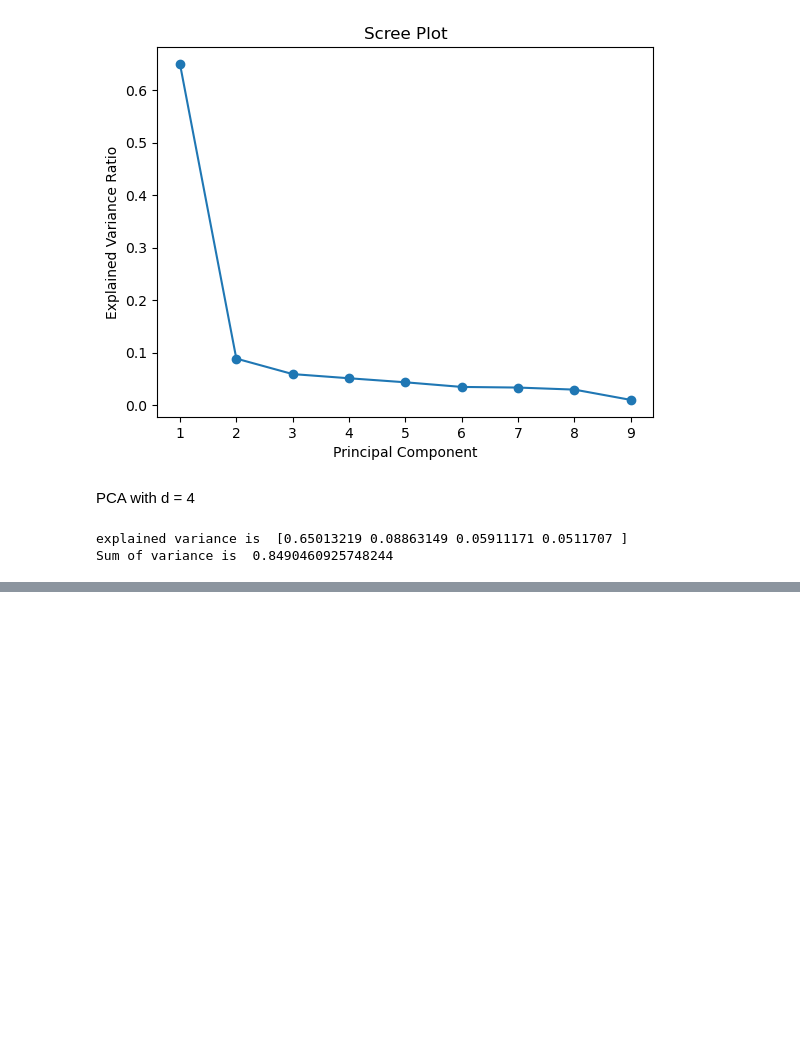
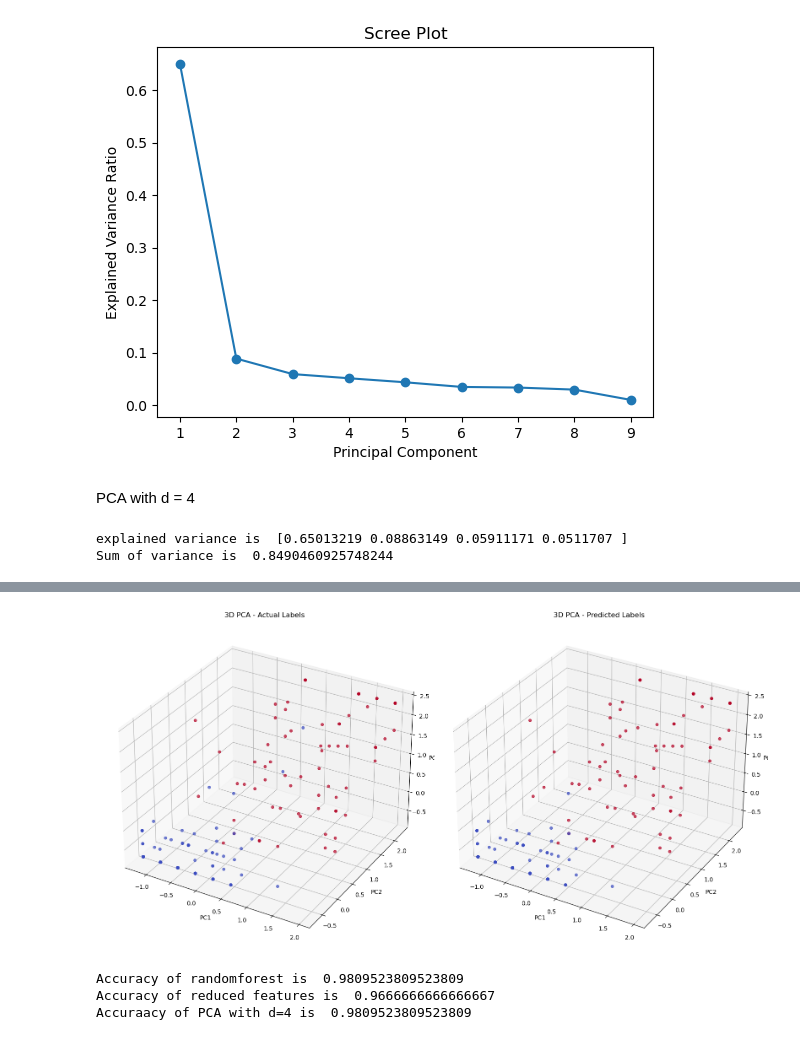
Before and after one commit to Parth6120/Breastcancer_PCA, a Jupyter notebook: lab1.ipynb, the cells around one changed output, grey strips where cells are left out. Cells and saved outputs as stored; diff of their text form; code cells hidden in the pictures; blank space fills up the shorter version.

```diff
--- a/lab1.ipynb
+++ b/lab1.ipynb
@@ -362,0 +402,34 @@ Accuraacy of PCA with d=4 is  0.9809523809523809
+# %%
+from mpl_toolkits.mplot3d import Axes3D
+fig = plt.figure(figsize=(16, 9))
+
+# Actual Labels Plot
+ax1 = fig.add_subplot(121, projection='3d')
+ax1.scatter(X_test[:, 0], X_test[:, 1], X_test[:, 2],
+            c=y_test_encoded, cmap='coolwarm', alpha=0.7)
+ax1.set_title('3D PCA - Actual Labels')
+ax1.set_xlabel('PC1')
+ax1.set_ylabel('PC2')
+ax1.set_zlabel('PC3')
+
+# Predicted Labels Plot
+ax2 = fig.add_subplot(122, projection='3d')
+ax2.scatter(X_test[:, 0], X_test[:, 1], X_test[:, 2],
+            c=y_pred_encoded, cmap='coolwarm', alpha=0.7)
+ax2.set_title('3D PCA - Predicted Labels')
+ax2.set_xlabel('PC1')
+ax2.set_ylabel('PC2')
+ax2.set_zlabel('PC3')
+
+plt.tight_layout()
+plt.show()
+# %% [output]
+[figure, added]
+# %%
+print(f"Accuracy of randomforest is ", acc_rf)
+print(f"Accuracy of reduced features is ", acc_reduced_features)
+print(f"Accuraacy of PCA with d=4 is ",acc_pca_4)
+# %% [output]
+Accuracy of randomforest is  0.9809523809523809
+Accuracy of reduced features is  0.9666666666666667
+Accuraacy of PCA with d=4 is  0.9809523809523809
```
Also changed, not shown: parts of 6 cells of this notebook.
